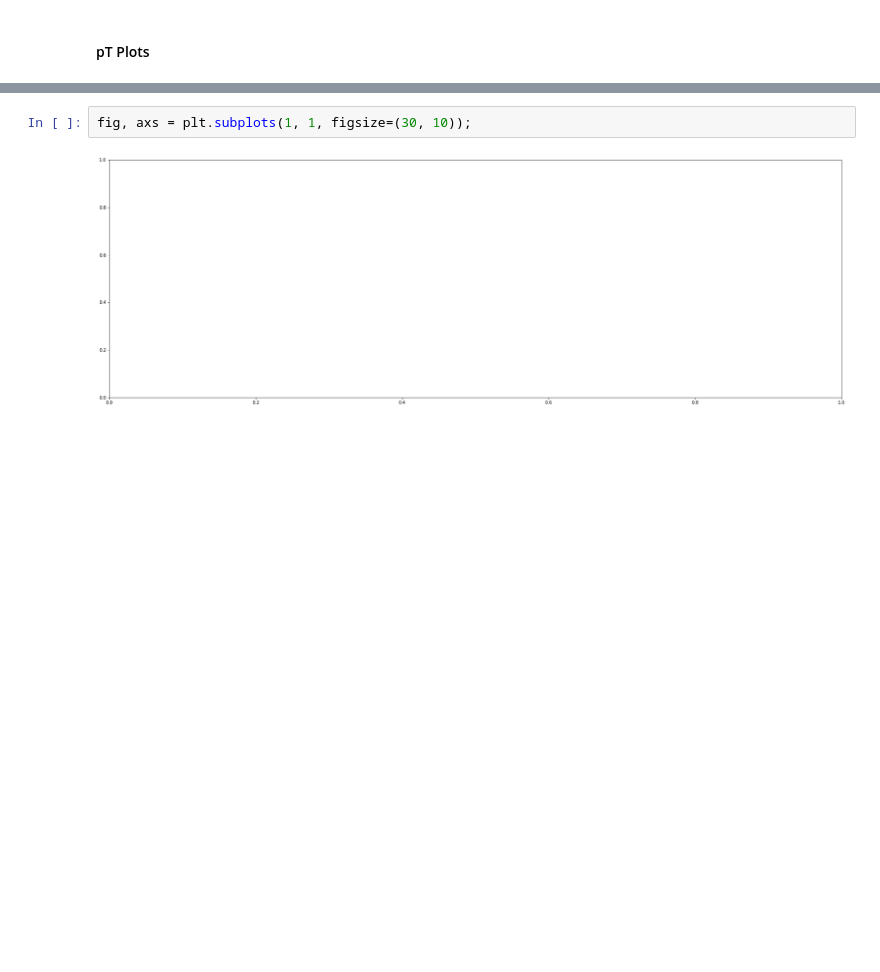
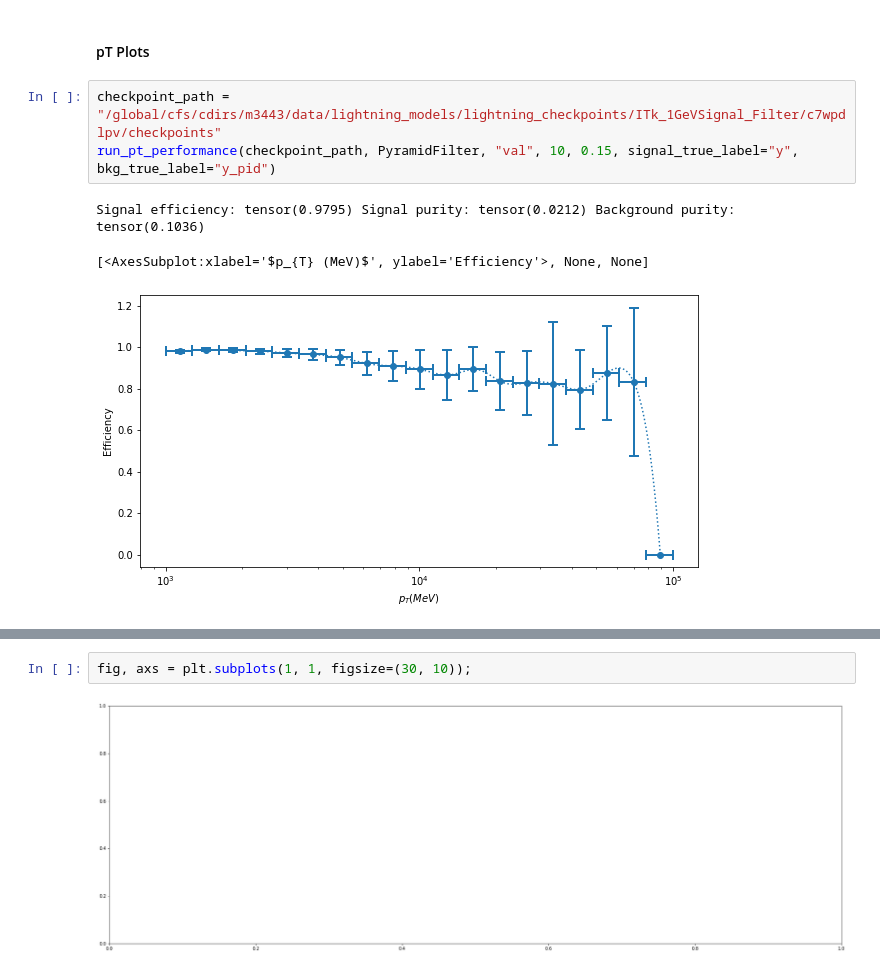
Before and after one commit to HSF-reco-and-software-triggers/Tracking-ML-Exa.TrkX, a Jupyter notebook: Pipelines/Common_Tracking_Example/notebooks/ITk/Exploration/HeteroConstruction.ipynb, the cells around one changed output, grey strips where cells are left out. Saved outputs shown, nothing was run; the diff lists cells and outputs as text; blank space fills up the shorter version.

```diff
--- a/Pipelines/Common_Tracking_Example/notebooks/ITk/Exploration/HeteroConstruction.ipynb
+++ b/Pipelines/Common_Tracking_Example/notebooks/ITk/Exploration/HeteroConstruction.ipynb
@@ -381,3 +403,10 @@ fig
 # %% [markdown]
 #### pT Plots
+# %%
+checkpoint_path = "/global/cfs/cdirs/m3443/data/lightning_models/lightning_checkpoints/ITk_1GeVSignal_Filter/c7wpdlpv/checkpoints"
+run_pt_performance(checkpoint_path, PyramidFilter, "val", 10, 0.15, signal_true_label="y", bkg_true_label="y_pid")
+# %% [output]
+Signal efficiency: tensor(0.9795) Signal purity: tensor(0.0212) Background purity: tensor(0.1036)
+[<AxesSubplot:xlabel='$p_{T} (MeV)$', ylabel='Efficiency'>, None, None]
+[figure, added]
 # %%
```
Also changed, not shown: parts of 46 cells of this notebook, 34 other files.
